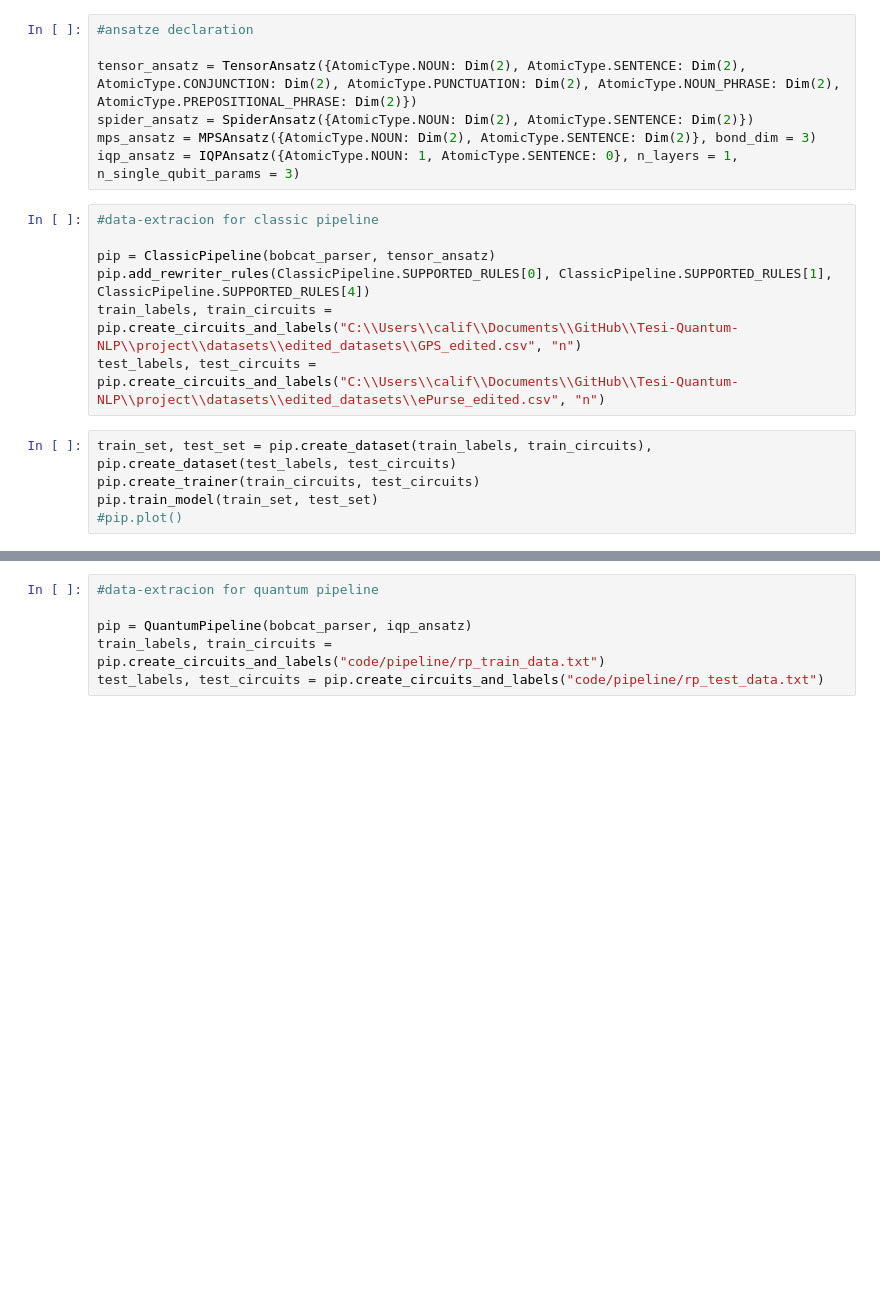
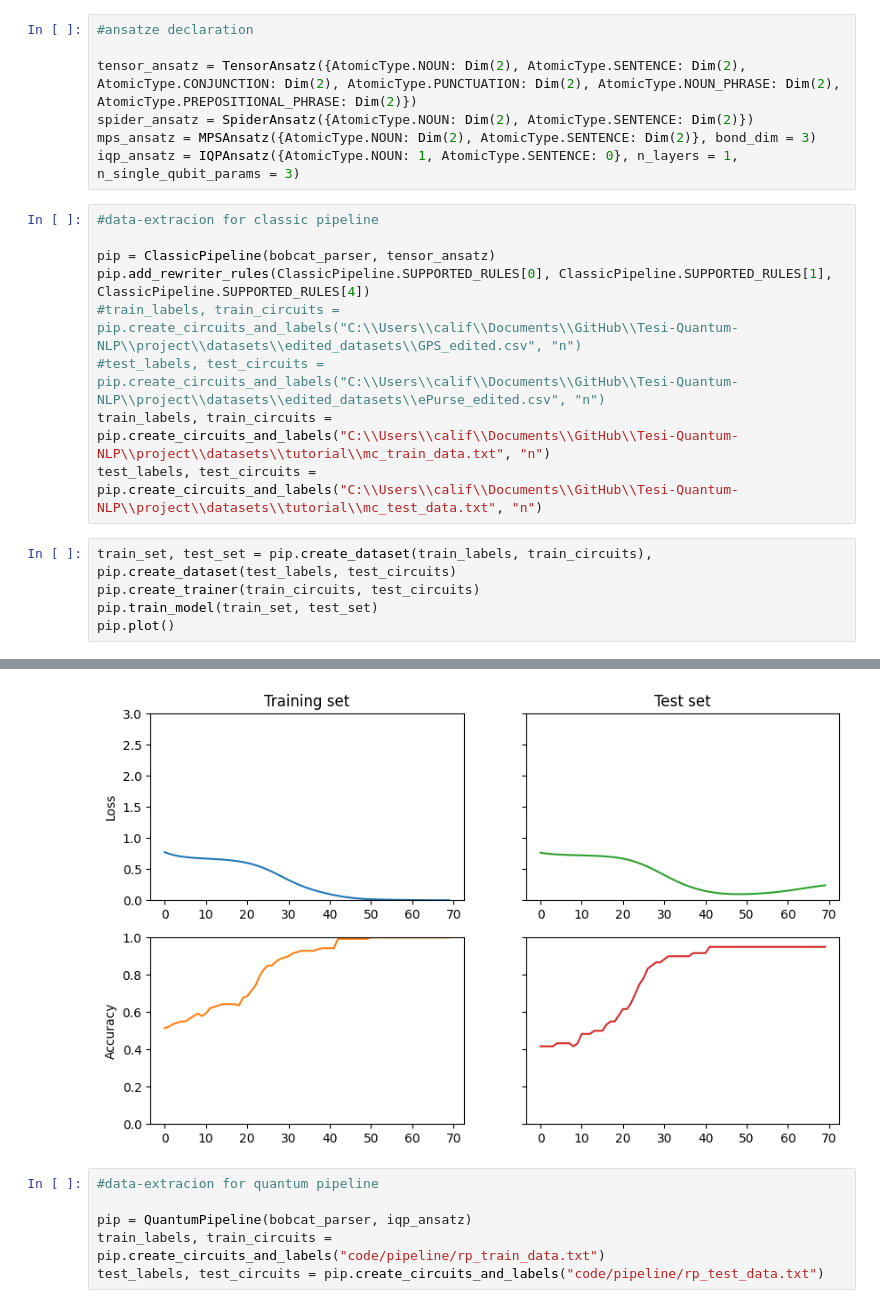
Before and after one commit to adriano22jr/Applicazione-di-tecniche-di-NLP-e-QNLP-per-la-classificazione-dei-requisiti-di-sicurezza., a Jupyter notebook: project/codice/pipeline-tester.ipynb, the cells around one changed output, grey strips where cells are left out. Saved outputs shown, nothing was run; the diff lists cells and outputs as text; blank space fills up the shorter version.

Commit message:
Manual training debug

```diff
--- a/project/codice/pipeline-tester.ipynb
+++ b/project/codice/pipeline-tester.ipynb
@@ -24,11 +24,13 @@ iqp_ansatz = IQPAnsatz({AtomicType.NOUN: 1, AtomicType.SENTENCE: 0}, n_layers =
 
 pip = ClassicPipeline(bobcat_parser, tensor_ansatz)
 pip.add_rewriter_rules(ClassicPipeline.SUPPORTED_RULES[0], ClassicPipeline.SUPPORTED_RULES[1], ClassicPipeline.SUPPORTED_RULES[4])
-train_labels, train_circuits = pip.create_circuits_and_labels("C:\\Users\\calif\\Documents\\GitHub\\Tesi-Quantum-NLP\\project\\datasets\\edited_datasets\\GPS_edited.csv", "n")
-test_labels, test_circuits = pip.create_circuits_and_labels("C:\\Users\\calif\\Documents\\GitHub\\Tesi-Quantum-NLP\\project\\datasets\\edited_datasets\\ePurse_edited.csv", "n")
+#train_labels, train_circuits = pip.create_circuits_and_labels("C:\\Users\\calif\\Documents\\GitHub\\Tesi-Quantum-NLP\\project\\datasets\\edited_datasets\\GPS_edited.csv", "n")
+#test_labels, test_circuits = pip.create_circuits_and_labels("C:\\Users\\calif\\Documents\\GitHub\\Tesi-Quantum-NLP\\project\\datasets\\edited_datasets\\ePurse_edited.csv", "n")
+train_labels, train_circuits = pip.create_circuits_and_labels("C:\\Users\\calif\\Documents\\GitHub\\Tesi-Quantum-NLP\\project\\datasets\\tutorial\\mc_train_data.txt", "n")
+test_labels, test_circuits = pip.create_circuits_and_labels("C:\\Users\\calif\\Documents\\GitHub\\Tesi-Quantum-NLP\\project\\datasets\\tutorial\\mc_test_data.txt", "n")
 # %%
 train_set, test_set = pip.create_dataset(train_labels, train_circuits), pip.create_dataset(test_labels, test_circuits)
 pip.create_trainer(train_circuits, test_circuits)
 pip.train_model(train_set, test_set)
-#pip.plot()
+pip.plot()
 # %% [output]
@@ -36,3 +54,4 @@ RuntimeError: stack expects each tensor to be equal size, but got [2] at entry 0
+[figure, added]
 # %%
 #data-extracion for quantum pipeline
 
```
Also changed, not shown: parts of 1 cell of this notebook, 5 other files.
